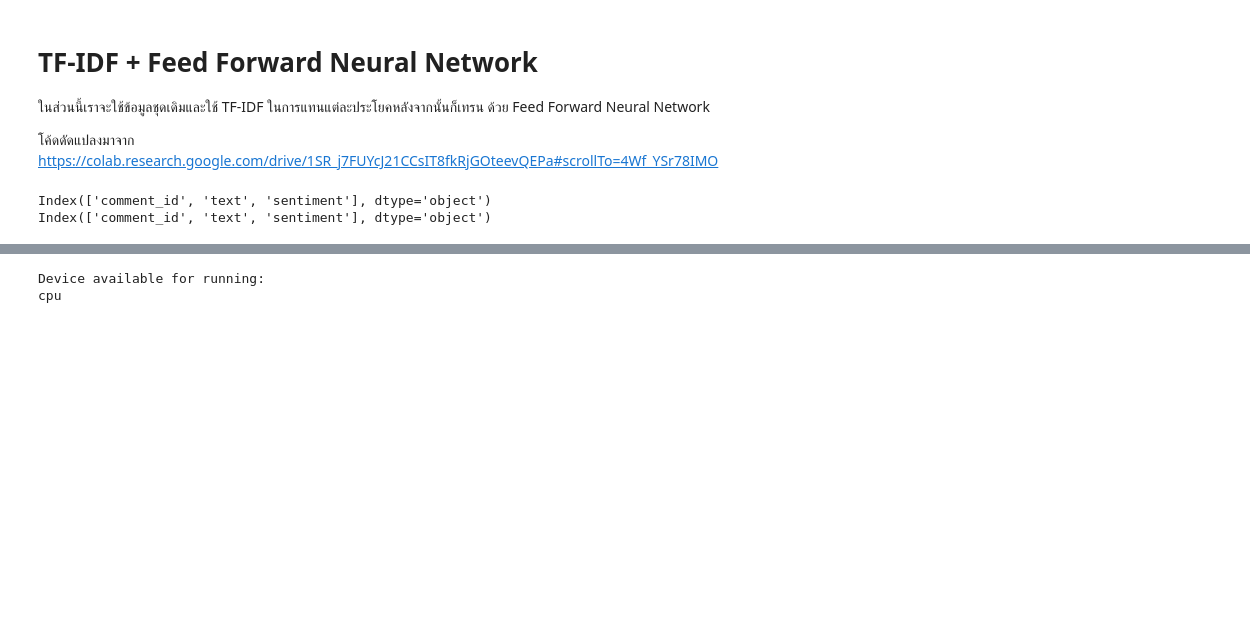
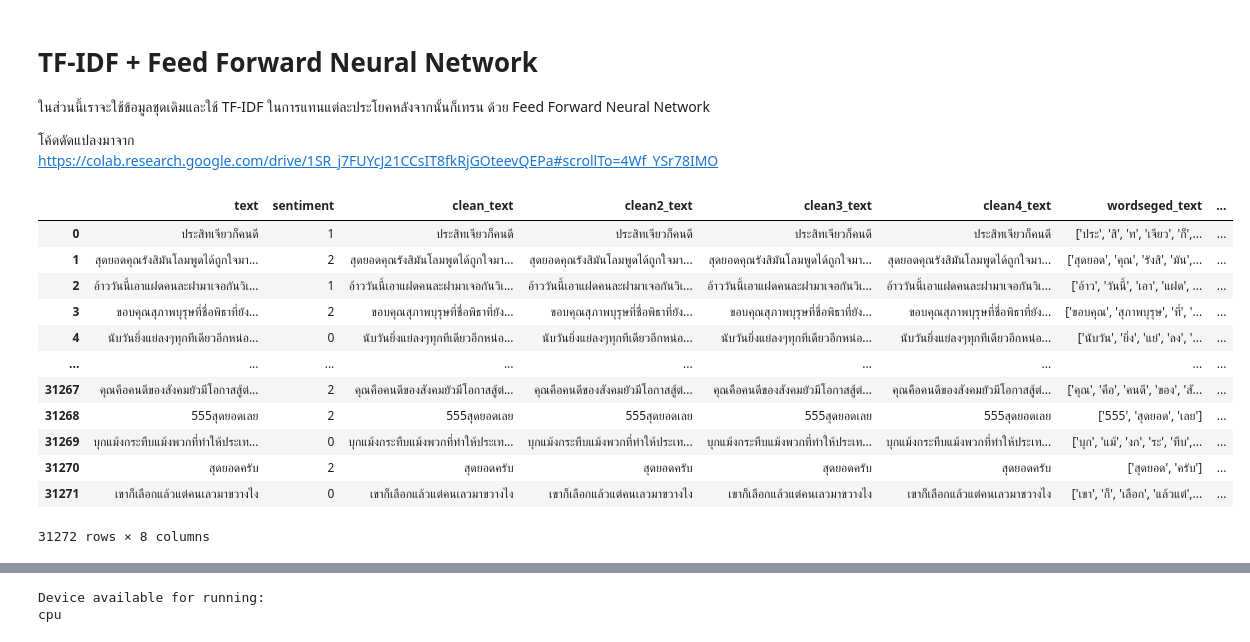
Before and after one commit to yonlada-mt1112/thai-sentiment-analysis-CS-ver.1, a Jupyter notebook: Model/Model_FFNN.ipynb, the cells around one changed output, grey strips where cells are left out. Saved outputs shown, nothing was run; the diff lists cells and outputs as text; code cells hidden in the pictures; blank space fills up the shorter version.

```diff
--- a/Model/Model_FFNN.ipynb
+++ b/Model/Model_FFNN.ipynb
@@ -256,17 +17,24 @@ import math
 import nltk
 from sklearn.feature_extraction.text import CountVectorizer
 from collections import defaultdict
-# %%
-# ตรวจสอบ column ใน DataFrame
-print(sentiment_df.columns)
-
-# ตั้งชื่อ column ที่ถูกต้อง (เช่น 'text' และ 'sentiment')
-texts = sentiment_df['text'].values
-labels = sentiment_df['sentiment'].values
-
-# ตรวจสอบว่ามีข้อมูลใน labels หรือไม่
-labels
-print(sentiment_df.columns)
-# %% [output]
-Index(['comment_id', 'text', 'sentiment'], dtype='object')
-Index(['comment_id', 'text', 'sentiment'], dtype='object')
+# %%
+import pandas as pd
+train_data = pd.read_csv('train.csv')
+test_data = pd.read_csv('test.csv')
+
+
+train_data
+# %% [output]
+|  | text | sentiment | clean_text | clean2_text | clean3_text | clean4_text | wordseged_text | ... |
+| 0 | ประสิทเจียวก็คนดี | 1 | ประสิทเจียวก็คนดี | ประสิทเจียวก็คนดี | ประสิทเจียวก็คนดี | ประสิทเจียวก็คนดี | ['ประ', 'สิ', 'ท', 'เจียว', 'ก็',... | ... |
+| 1 | สุดยอดคุณรังสิมันโลมพูดได้ถูกใจมา... | 2 | สุดยอดคุณรังสิมันโลมพูดได้ถูกใจมา... | สุดยอดคุณรังสิมันโลมพูดได้ถูกใจมา... | สุดยอดคุณรังสิมันโลมพูดได้ถูกใจมา... | สุดยอดคุณรังสิมันโลมพูดได้ถูกใจมา... | ['สุดยอด', 'คุณ', 'รังสิ', 'มัน',... | ... |
+| 2 | อ้าววันนี้เอาแฝดคนละฝามาเจอกันวิเ... | 1 | อ้าววันนี้เอาแฝดคนละฝามาเจอกันวิเ... | อ้าววันนี้เอาแฝดคนละฝามาเจอกันวิเ... | อ้าววันนี้เอาแฝดคนละฝามาเจอกันวิเ... | อ้าววันนี้เอาแฝดคนละฝามาเจอกันวิเ... | ['อ้าว', 'วันนี้', 'เอา', 'แฝด', ... | ... |
+| 3 | ขอบคุณสุภาพบุรุษที่ชื่อพิธาที่ยัง... | 2 | ขอบคุณสุภาพบุรุษที่ชื่อพิธาที่ยัง... | ขอบคุณสุภาพบุรุษที่ชื่อพิธาที่ยัง... | ขอบคุณสุภาพบุรุษที่ชื่อพิธาที่ยัง... | ขอบคุณสุภาพบุรุษที่ชื่อพิธาที่ยัง... | ['ขอบคุณ', 'สุภาพบุรุษ', 'ที่', '... | ... |
+| 4 | นับวันยิ่งแย่ลงๆทุกทีเดียวอีกหน่อ... | 0 | นับวันยิ่งแย่ลงๆทุกทีเดียวอีกหน่อ... | นับวันยิ่งแย่ลงๆทุกทีเดียวอีกหน่อ... | นับวันยิ่งแย่ลงๆทุกทีเดียวอีกหน่อ... | นับวันยิ่งแย่ลงๆทุกทีเดียวอีกหน่อ... | ['นับวัน', 'ยิ่ง', 'แย่', 'ลง', '... | ... |
+| ... | ... | ... | ... | ... | ... | ... | ... | ... |
+| 31267 | คุณคือคนดีของสังคมยัวมีโอกาสสู้ต่... | 2 | คุณคือคนดีของสังคมยัวมีโอกาสสู้ต่... | คุณคือคนดีของสังคมยัวมีโอกาสสู้ต่... | คุณคือคนดีของสังคมยัวมีโอกาสสู้ต่... | คุณคือคนดีของสังคมยัวมีโอกาสสู้ต่... | ['คุณ', 'คือ', 'คนดี', 'ของ', 'สั... | ... |
+| 31268 | 555สุดยอดเลย | 2 | 555สุดยอดเลย | 555สุดยอดเลย | 555สุดยอดเลย | 555สุดยอดเลย | ['555', 'สุดยอด', 'เลย'] | ... |
+| 31269 | บุกแม้งกระทืบแม้งพวกที่ทำให้ประเท... | 0 | บุกแม้งกระทืบแม้งพวกที่ทำให้ประเท... | บุกแม้งกระทืบแม้งพวกที่ทำให้ประเท... | บุกแม้งกระทืบแม้งพวกที่ทำให้ประเท... | บุกแม้งกระทืบแม้งพวกที่ทำให้ประเท... | ['บุก', 'แม้', 'งก', 'ระ', 'ทืบ',... | ... |
+| 31270 | สุดยอดครับ | 2 | สุดยอดครับ | สุดยอดครับ | สุดยอดครับ | สุดยอดครับ | ['สุดยอด', 'ครับ'] | ... |
+| 31271 | เขาก็เลือกแล้วแต่คนเลวมาขวางไง | 0 | เขาก็เลือกแล้วแต่คนเลวมาขวางไง | เขาก็เลือกแล้วแต่คนเลวมาขวางไง | เขาก็เลือกแล้วแต่คนเลวมาขวางไง | เขาก็เลือกแล้วแต่คนเลวมาขวางไง | ['เขา', 'ก็', 'เลือก', 'แล้วแต่',... | ... |
+31272 rows × 8 columns
```
Also changed, not shown: parts of 40 cells of this notebook, 4 other files.
